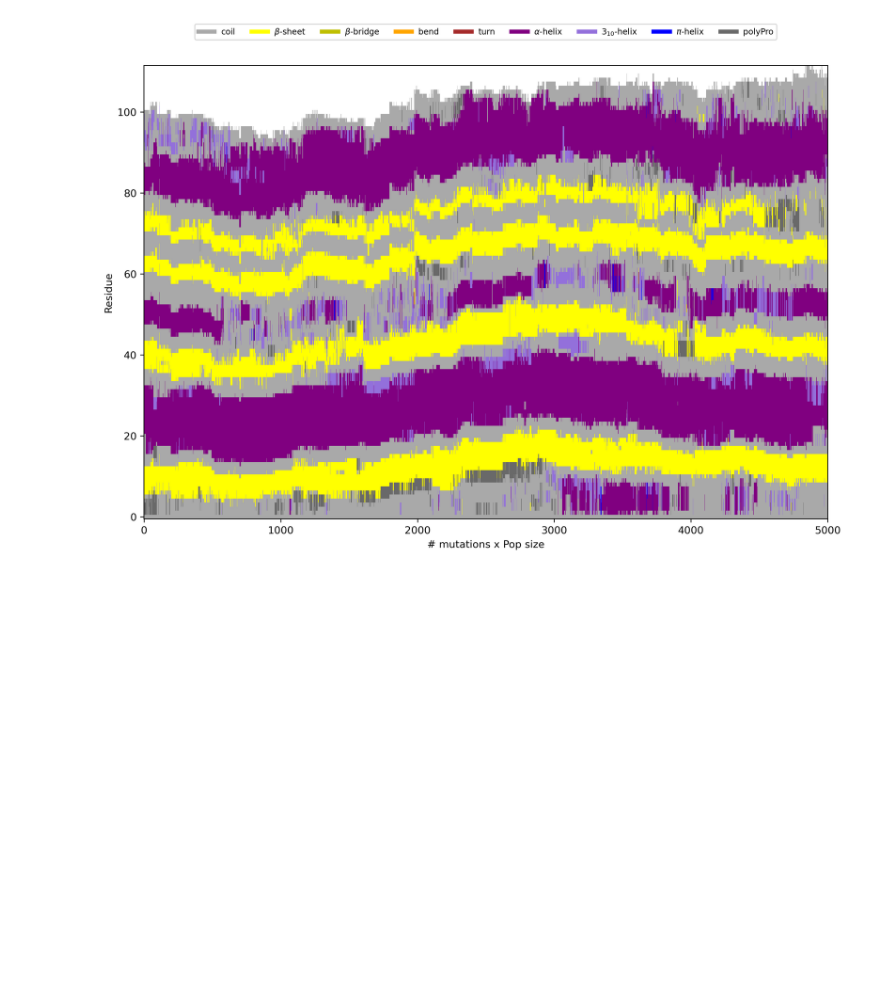
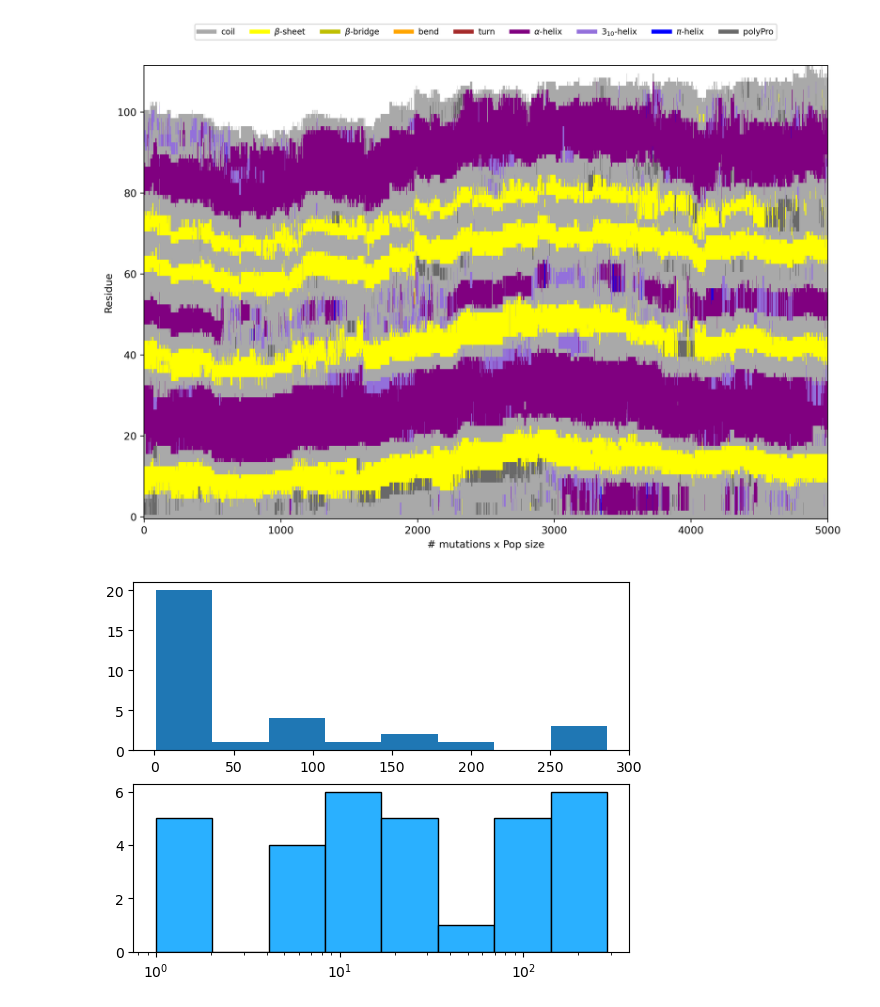
Before and after one commit to sahakyanhk/pfes, a Jupyter notebook: jupyter/score_test.ipynb, the cells around one changed output. Saved outputs shown, nothing was run; the diff lists cells and outputs as text; code cells hidden in the pictures; blank space fills up the shorter version.

```diff
--- a/jupyter/score_test.ipynb
+++ b/jupyter/score_test.ipynb
@@ -266,3 +266,25 @@ def make_plots(log, bestlog):
     axs.flat
 
 make_plots(log, bestlog)
+# %%
+import pandas as pd
+import numpy as np
+import matplotlib.pyplot as plt
+
+x = [2, 1, 76, 140, 286, 267, 60, 271, 5, 13, 9, 76, 77, 6, 2, 27, 22, 1, 12, 7,
+     19, 81, 11, 173, 13, 7, 16, 19, 23, 197, 167, 1]
+x = pd.Series(x)
+
+# histogram on linear scale
+plt.subplot(211)
+hist, bins, _ = plt.hist(x, bins=8)
+
+# histogram on log scale.
+# Use non-equal bin sizes, such that they look equal on log scale.
+logbins = np.logspace(np.log10(bins[0]),np.log10(bins[-1]),len(bins))
+plt.subplot(212)
+plt.hist(x, bins=logbins, facecolor = '#2ab0ff', edgecolor='black', linewidth=1,)
+plt.xscale('log')
+plt.show()
+# %% [output]
+[figure, added]
```
Also changed, not shown: 4 other files.
